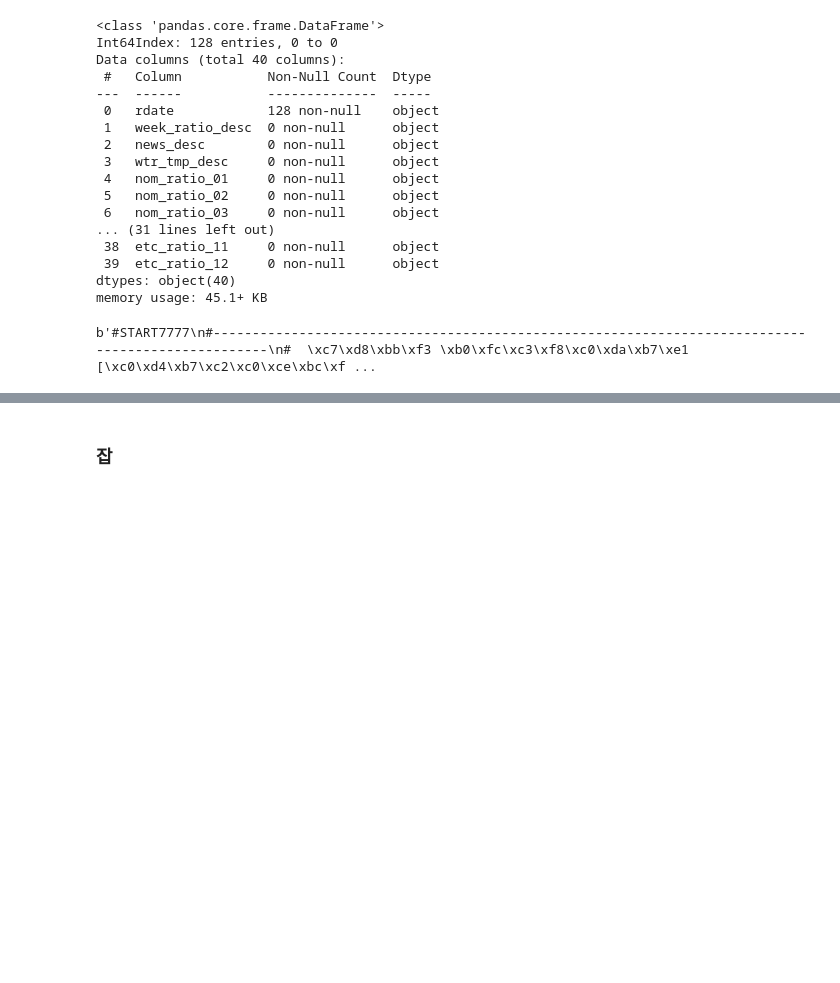
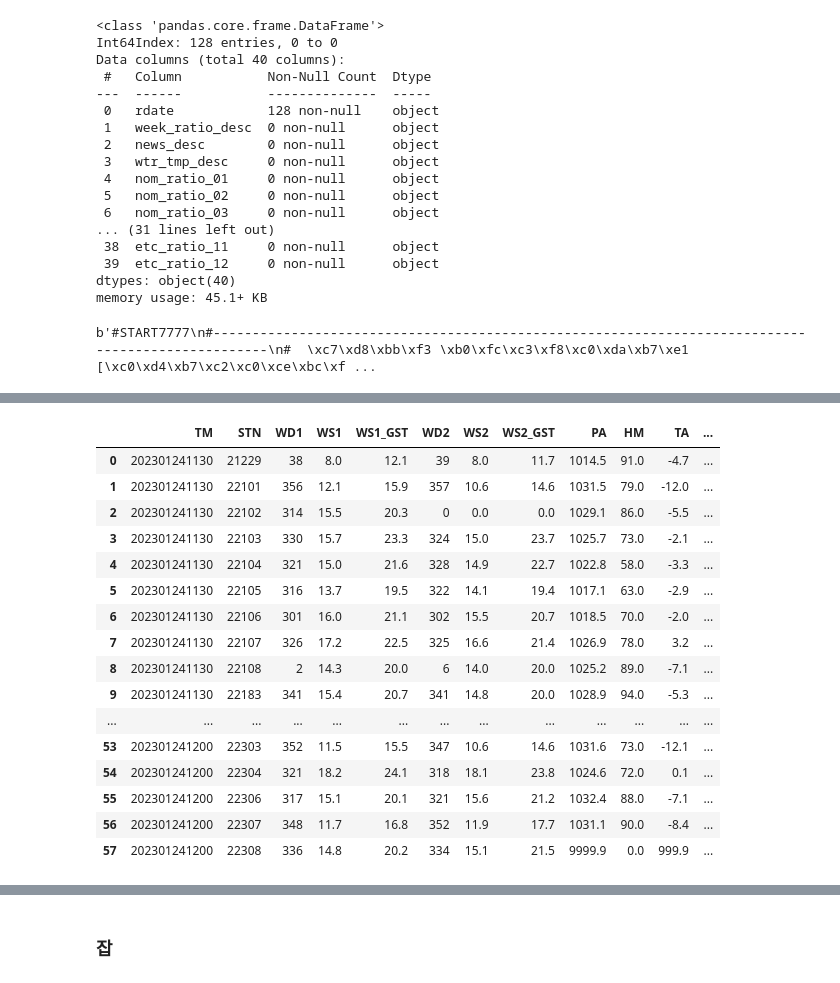
Before and after one commit to Kim-Geunyoung/DailyStudy, a Jupyter notebook: bigProject/dataERD.ipynb, the cells around one changed output, grey strips where cells are left out. Cells and saved outputs as stored; diff of their text form; code cells hidden in the pictures; blank space fills up the shorter version.

Commit message:
dataERD 추가

```diff
--- a/bigProject/dataERD.ipynb
+++ b/bigProject/dataERD.ipynb
@@ -431,0 +461,2 @@ b'#START7777\n#-----------------------------------------------------------------
+# %%
+df = pd.DataFrame(columns = ['TP', 'TM', 'STN_ID', 'STN_KO', 'LON', 'LAT', 'WH', 'WD', 'WS', 'WS_GST', 'TW', 'TA', 'PA', 'HM', 'etc', 'etc2'])
@@ -431,0 +471,17 @@ b'#START7777\n#-----------------------------------------------------------------
+# %%
+for i in range(2, test_df.shape[0]):
+    temp = test_df.iloc[i].values[0]
+    temp_list = temp.split(',')
+    temp_list = [value.strip() for value in temp_list]
+
+    num_columns = len(df.columns)
+    num_values = len(temp_list)
+
+    # 열 개수를 일치시킴
+    if num_values < num_columns:
+        temp_list += [None] * (num_columns - num_values)
+    elif num_values > num_columns:
+        temp_list = temp_list[:num_columns]
+
+    # 행을 추가
+    df.loc[len(df)] = temp_list
@@ -431,0 +497,50 @@ b'#START7777\n#-----------------------------------------------------------------
+# %%
+# 부이자료 주
+from urllib.request import urlopen
+import json, urllib.request
+import pandas as pd
+
+domain = "https://apihub.kma.go.kr/api/typ01/url/kma_buoy.php?"
+tm = "tm=202301241200&"
+stn_id = "stn=0&"
+auth = "authKey=QLlGibdZQ0u5Rom3WbNLow"
+
+url = domain + tm + stn_id + auth
+
+with urlopen(url) as f:
+    html = f.read().decode('cp949')
+
+lines = html.strip().split('\n')
+
+data = [line.split() for line in lines]
+columns = ['TM', 'STN', 'WD1', 'WS1', 'WS1_GST', 'WD2', 'WS2', 'WS2_GST', 'PA', 'HM', 'TA', 'TW', 'WH_MAX', 'WH_SIG', 'WH_AVE', 'WP', 'WO']
+
+for i in range(4, len(data[3:])+2):
+    string = data[i][:17]
+    if i == 4:
+        df2 = pd.DataFrame([string], columns = columns)
+    else:
+        sentence = pd.DataFrame([string], columns = columns)
+        df2 = pd.concat([df2, sentence], axis = 0)
+
+df2.reset_index(inplace=True)
+df2 = df2.drop('index', axis = 1)
+df2
+# %% [output]
+|  | TM | STN | WD1 | WS1 | WS1_GST | WD2 | WS2 | WS2_GST | PA | HM | TA | ... |
+| 0 | 202301241130 | 21229 | 38 | 8.0 | 12.1 | 39 | 8.0 | 11.7 | 1014.5 | 91.0 | -4.7 | ... |
+| 1 | 202301241130 | 22101 | 356 | 12.1 | 15.9 | 357 | 10.6 | 14.6 | 1031.5 | 79.0 | -12.0 | ... |
+| 2 | 202301241130 | 22102 | 314 | 15.5 | 20.3 | 0 | 0.0 | 0.0 | 1029.1 | 86.0 | -5.5 | ... |
+| 3 | 202301241130 | 22103 | 330 | 15.7 | 23.3 | 324 | 15.0 | 23.7 | 1025.7 | 73.0 | -2.1 | ... |
+| 4 | 202301241130 | 22104 | 321 | 15.0 | 21.6 | 328 | 14.9 | 22.7 | 1022.8 | 58.0 | -3.3 | ... |
+| 5 | 202301241130 | 22105 | 316 | 13.7 | 19.5 | 322 | 14.1 | 19.4 | 1017.1 | 63.0 | -2.9 | ... |
+| 6 | 202301241130 | 22106 | 301 | 16.0 | 21.1 | 302 | 15.5 | 20.7 | 1018.5 | 70.0 | -2.0 | ... |
+| 7 | 202301241130 | 22107 | 326 | 17.2 | 22.5 | 325 | 16.6 | 21.4 | 1026.9 | 78.0 | 3.2 | ... |
+| 8 | 202301241130 | 22108 | 2 | 14.3 | 20.0 | 6 | 14.0 | 20.0 | 1025.2 | 89.0 | -7.1 | ... |
+| 9 | 202301241130 | 22183 | 341 | 15.4 | 20.7 | 341 | 14.8 | 20.0 | 1028.9 | 94.0 | -5.3 | ... |
+| ... | ... | ... | ... | ... | ... | ... | ... | ... | ... | ... | ... | ... |
+| 53 | 202301241200 | 22303 | 352 | 11.5 | 15.5 | 347 | 10.6 | 14.6 | 1031.6 | 73.0 | -12.1 | ... |
+| 54 | 202301241200 | 22304 | 321 | 18.2 | 24.1 | 318 | 18.1 | 23.8 | 1024.6 | 72.0 | 0.1 | ... |
+| 55 | 202301241200 | 22306 | 317 | 15.1 | 20.1 | 321 | 15.6 | 21.2 | 1032.4 | 88.0 | -7.1 | ... |
+| 56 | 202301241200 | 22307 | 348 | 11.7 | 16.8 | 352 | 11.9 | 17.7 | 1031.1 | 90.0 | -8.4 | ... |
+| 57 | 202301241200 | 22308 | 336 | 14.8 | 20.2 | 334 | 15.1 | 21.5 | 9999.9 | 0.0 | 999.9 | ... |
```
Also changed, not shown: parts of 10 cells of this notebook.
